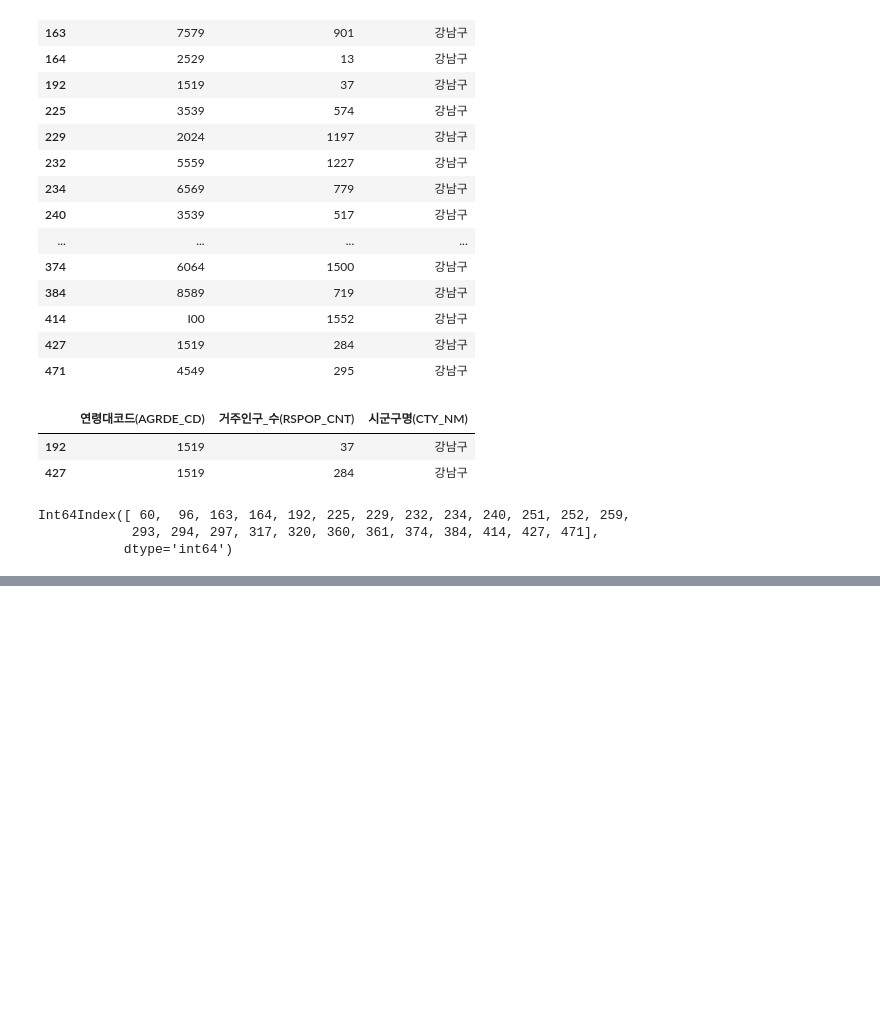
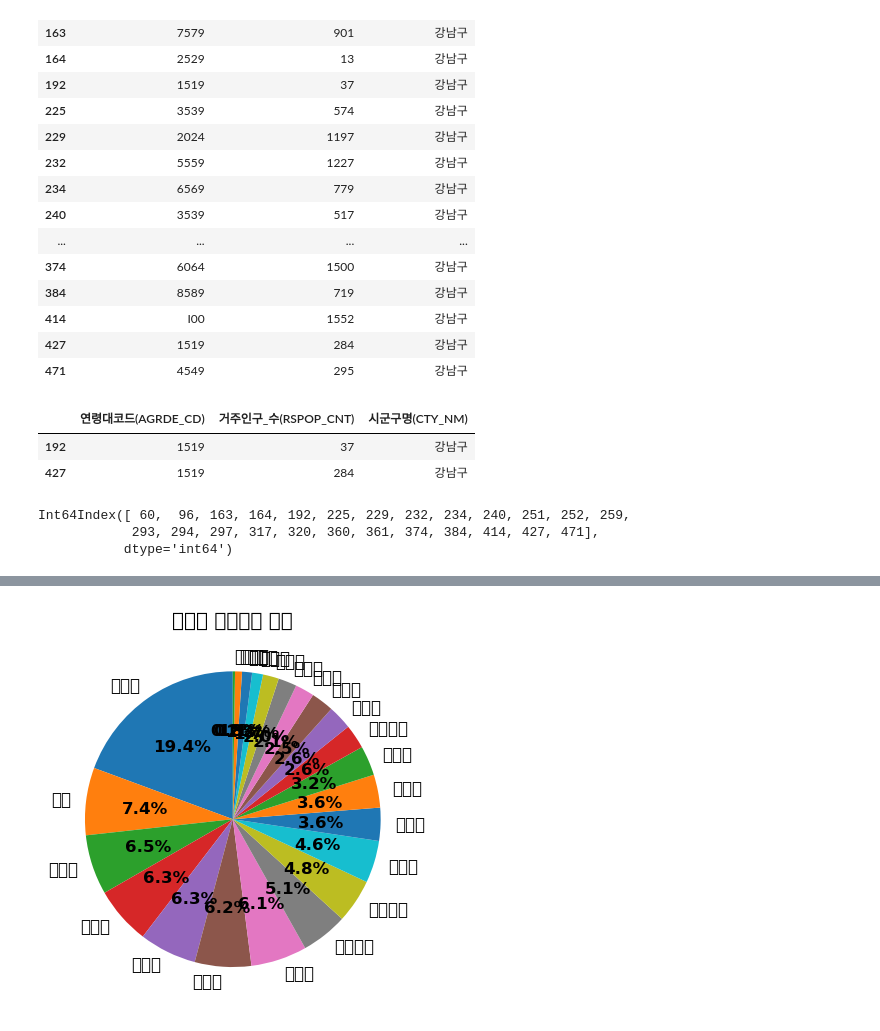
Before and after one commit to yerimkang/pythonbasic, a Jupyter notebook: project_test.ipynb, the cells around one changed output, grey strips where cells are left out. Saved outputs shown, nothing was run; the diff lists cells and outputs as text; code cells hidden in the pictures; blank space fills up the shorter version.

```diff
--- a/project_test.ipynb
+++ b/project_test.ipynb
@@ -178,0 +218,4 @@ Name: 시군구명(CTY_NM), dtype: int64
+# %%
+# Set font family globally
+mpl.rcParams['font.family'] = 'NanumSquare Neo OTF Bold'
+print(mpl.rcParams['font.family'])
@@ -178,0 +224,3 @@ Name: 시군구명(CTY_NM), dtype: int64
+# %%
+student_place_cnt = student_place.groupby(by='시군구명(CTY_NM)').sum()
+student_place_cnt.sort_values(by='거주인구_수(RSPOP_CNT)',ascending=False,inplace=True)
@@ -178,0 +247,6 @@ Name: 시군구명(CTY_NM), dtype: int64
+# %%
+plt.title("청소년 거주인구 비율")
+plt.pie(student_place_cnt['거주인구_수(RSPOP_CNT)'], labels=student_place_cnt.index, autopct='%1.1f%%',startangle=90)
+plt.show()
+# %% [output]
+[figure, added]
```
Also changed, not shown: parts of 35 cells of this notebook, 3 other files.
